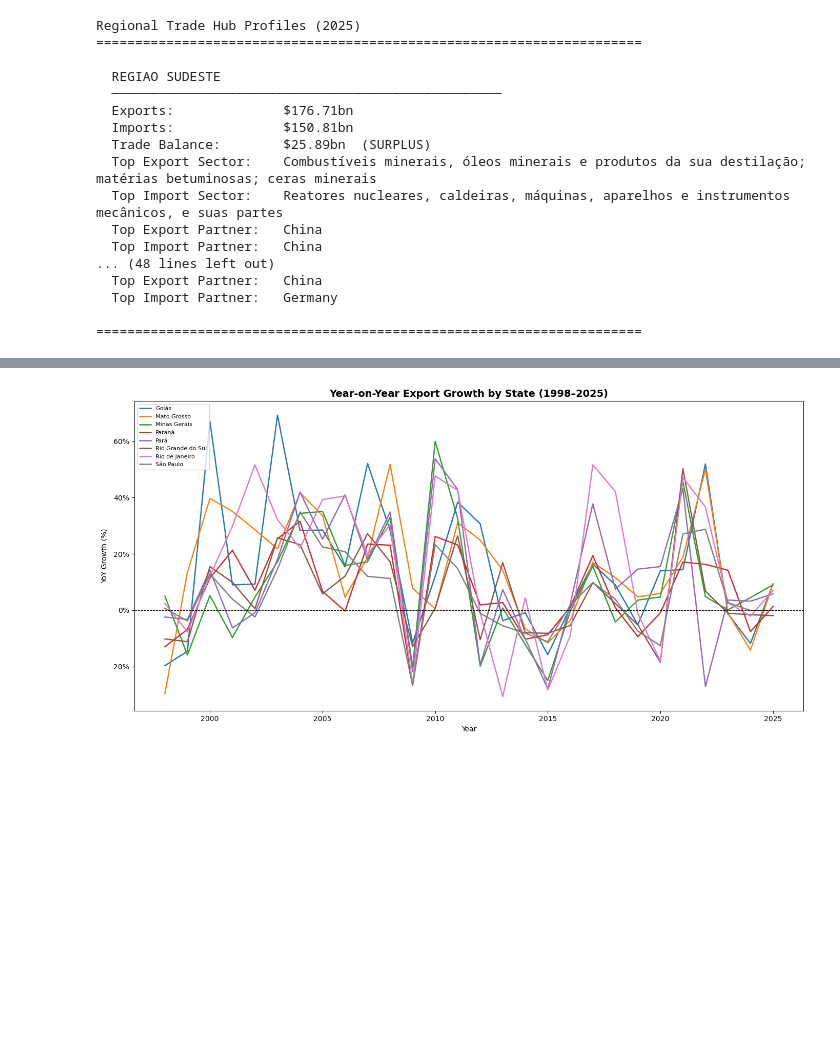
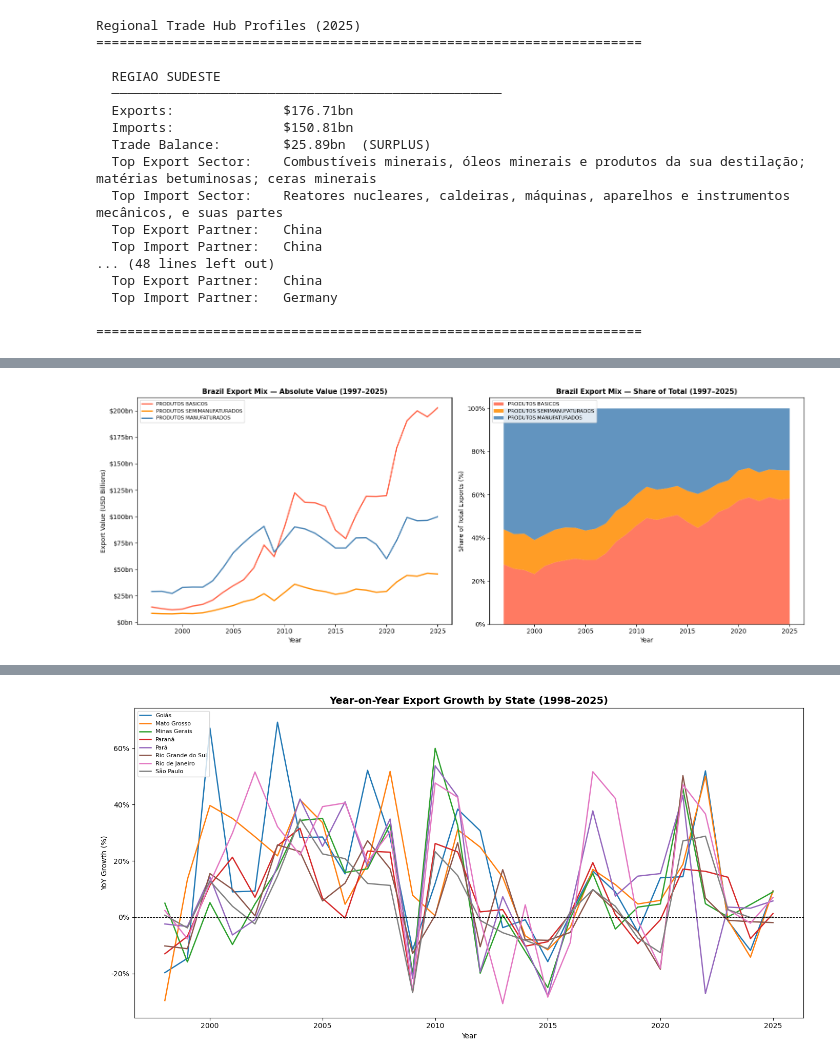
Before and after one commit to Eduardo-kohn/brazil-state-trade-analysis, a Jupyter notebook: SRC/Analysis/step2_state_competitiveness.ipynb, the cells around one changed output, grey strips where cells are left out. Saved outputs shown, nothing was run; the diff lists cells and outputs as text; code cells hidden in the pictures; blank space fills up the shorter version.

```diff
--- a/SRC/Analysis/step2_state_competitiveness.ipynb
+++ b/SRC/Analysis/step2_state_competitiveness.ipynb
@@ -1626,0 +2518,86 @@ Regional Trade Hub Profiles (2025)
+# %%
+## Step 1 — pre-aggregate by year and NCM code in SQL (no joins — reduces 131M rows first)
+query_fat_agg = f"""
+    SELECT "CO_ANO" AS year,
+           "CO_NCM" AS ncm_code,
+           SUM("VL_FOB") AS exports_usd
+    FROM exp
+    WHERE "CO_ANO" <= {MAX_YEAR}
+    GROUP BY "CO_ANO", "CO_NCM"
+"""
+
+df_fat_agg = pd.read_sql(query_fat_agg, engine)
+
+## Step 2 — load classification mapping separately (tiny tables, instant)
+df_ncm_map = pd.read_sql("""
+    SELECT n.codigo_ncm, f.categoria_detalhada
+    FROM ncm n
+    JOIN ncm_fat_agreg f ON n.codigo_grupo_agregado = f.codigo_fat_agreg
+    WHERE f.codigo_fat_agreg IN (1, 2, 3, 4)
+""", engine)
+
+## Step 3 — merge and aggregate in Python
+df_fat_time = (
+    df_fat_agg
+    .merge(df_ncm_map, left_on='ncm_code', right_on='codigo_ncm', how='inner')
+    .groupby(['year', 'categoria_detalhada'])['exports_usd']
+    .sum()
+    .reset_index()
+    .rename(columns={'categoria_detalhada': 'category'})
+)
+df_fat_time['exports_usd_bn'] = df_fat_time['exports_usd'] / 1e9
+
+## Step 4 — pivot and percentage
+df_fat_time_pivot = df_fat_time.pivot(
+    index='year', columns='category', values='exports_usd_bn'
+).fillna(0)
+df_fat_time_pct = df_fat_time_pivot.div(df_fat_time_pivot.sum(axis=1), axis=0) * 100
+
+## Step 5 — charts
+fig, (ax1, ax2) = plt.subplots(1, 2, figsize=(16, 6))
+
+## Absolute
+for cat, color in zip(cat_present, cat_colors[:len(cat_present)]):
+    if cat in df_fat_time_pivot.columns:
+        ax1.plot(df_fat_time_pivot.index, df_fat_time_pivot[cat],
+                 label=cat, color=color, linewidth=2)
+ax1.set_title(f'Brazil Export Mix — Absolute Value (1997–{MAX_YEAR})',
+              fontsize=11, fontweight='bold')
+ax1.set_xlabel('Year')
+ax1.set_ylabel('Export Value (USD Billions)')
+ax1.yaxis.set_major_formatter(mticker.FormatStrFormatter('$%.0fbn'))
+ax1.legend(fontsize=8)
+
+## Percentage share
+ax2.stackplot(df_fat_time_pct.index,
+              [df_fat_time_pct[c] for c in cat_present if c in df_fat_time_pct.columns],
+              labels=cat_present,
+              colors=cat_colors[:len(cat_present)], alpha=0.85)
+ax2.set_title(f'Brazil Export Mix — Share of Total (1997–{MAX_YEAR})',
+              fontsize=11, fontweight='bold')
+ax2.set_xlabel('Year')
+ax2.set_ylabel('Share of Total Exports (%)')
+ax2.yaxis.set_major_formatter(mticker.FormatStrFormatter('%.0f%%'))
+ax2.legend(loc='upper left', fontsize=8)
+
+plt.tight_layout()
+plt.savefig('output_2_14c_commodity_vs_processed_time.png', dpi=150)
+plt.show()
+
+## Step 6 — summary table
+print(f"\nNational mix shift — {df_fat_time_pct.index[0]} vs {MAX_YEAR}")
+start = df_fat_time_pct.index[0]
+summary_time = pd.DataFrame({
+    'Category'        : df_fat_time_pct.columns,
+    f'{start} (%)'    : df_fat_time_pct.loc[start].round(1).values,
+    f'{MAX_YEAR} (%)' : df_fat_time_pct.loc[MAX_YEAR].round(1).values,
+    'Change (pp)'     : (df_fat_time_pct.loc[MAX_YEAR] - df_fat_time_pct.loc[start]).round(1).values
+})
+
+from IPython.display import display
+display(summary_time.style
+    .set_caption(f"National export mix shift — {start} vs {MAX_YEAR}")
+    .set_properties(**{'text-align': 'left'})
+    .hide(axis='index'))
+# %% [output]
+[figure, added]
```
Also changed, not shown: parts of 69 cells of this notebook, 1 other file.
